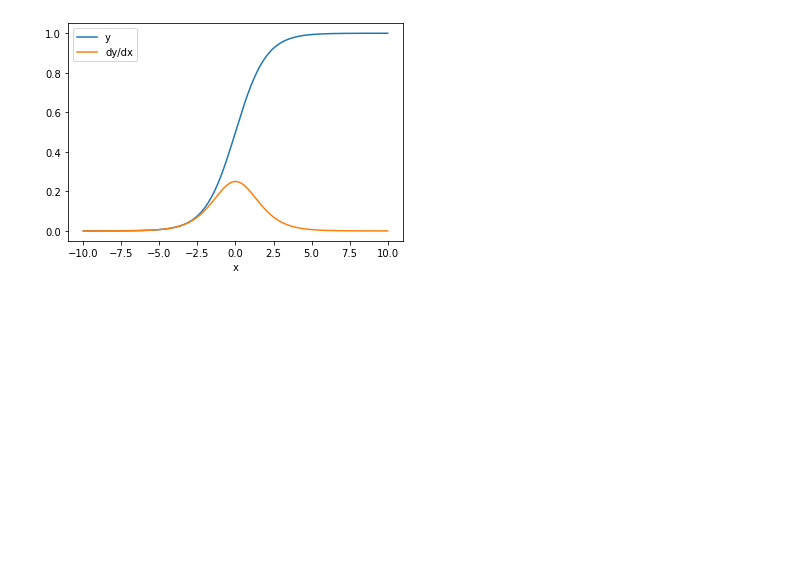
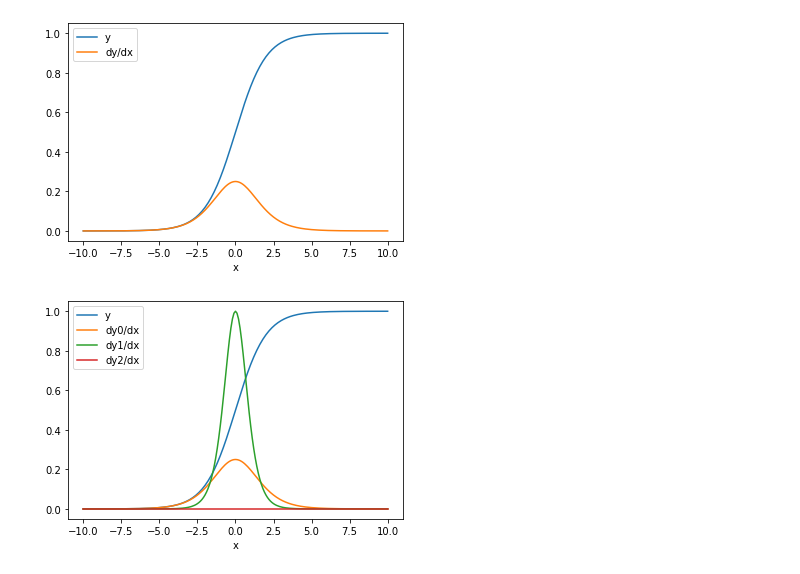
Before and after one commit to ApurbaPaul-NLP/Machine-Learning, a Jupyter notebook: 21_08_2022_GradientTape_1.ipynb, the cells around one changed output. Saved outputs shown, nothing was run; the diff lists cells and outputs as text; code cells hidden in the pictures; blank space fills up the shorter version.

```diff
--- a/21_08_2022_GradientTape_1.ipynb
+++ b/21_08_2022_GradientTape_1.ipynb
@@ -124,3 +124,23 @@ plt.legend()
 _ = plt.xlabel('x')
 # %% [output]
 [figure]
+# %%
+x = tf.linspace(-10.0, 10.0, 200+1)
+
+with tf.GradientTape(persistent=True) as tape:
+  tape.watch(x)
+  y0 = tf.nn.sigmoid(x)
+  y1 = tf.nn.tanh(x)
+  y2 = tf.nn.softmax(x)
+
+dy0_dx = tape.gradient(y0, x)
+dy1_dx = tape.gradient(y1, x)
+dy2_dx = tape.gradient(y2, x)
+plt.plot(x, y, label='y')
+plt.plot(x, dy0_dx, label='dy0/dx')
+plt.plot(x, dy1_dx, label='dy1/dx')
+plt.plot(x, dy2_dx, label='dy2/dx')
+plt.legend()
+_ = plt.xlabel('x')
+# %% [output]
+[figure, added]
```
